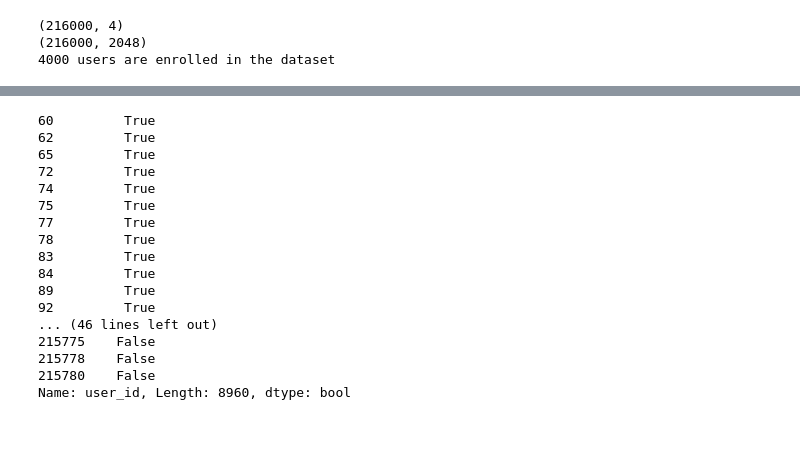
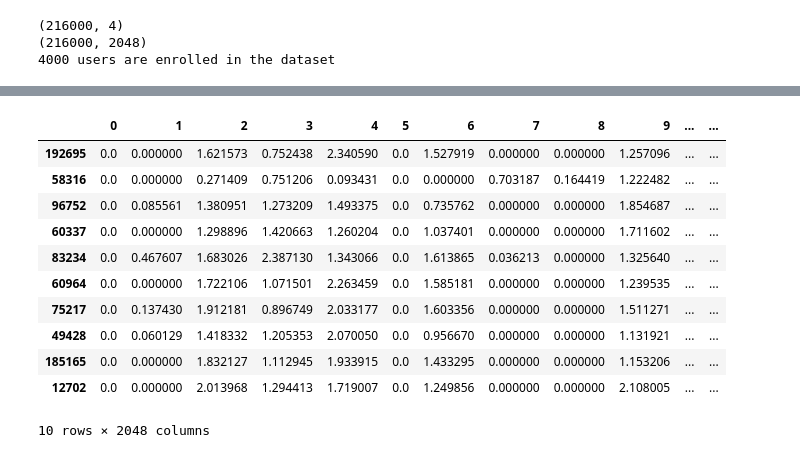
Before and after one commit to gonultasbu/sigver_bmg, a Jupyter notebook: jn_xgb_binary.ipynb, the cells around one changed output, grey strips where cells are left out. Drawn from its saved outputs; the diff is of its cells as text; code cells hidden in the pictures; blank space fills up the shorter version.

```diff
--- a/jn_xgb_binary.ipynb
+++ b/jn_xgb_binary.ipynb
@@ -86,20 +71,15 @@ visual_f.iloc[y_valid_gens.index]
-# %%
-data_f_train_gen_14['user_id']==user_id
-# %% [output]
-60         True
-62         True
-65         True
-72         True
-74         True
-75         True
-77         True
-78         True
-83         True
-84         True
-89         True
-92         True
-... (46 lines left out)
-215775    False
-215778    False
-215780    False
-Name: user_id, Length: 8960, dtype: bool
+# %%
+visual_f.loc[data_f_train_gen_14.loc[choice(data_f_train_gen_14.loc[data_f_train_gen_14['user_id']!=3].index,10)].index]
+# %% [output]
+|  | 0 | 1 | 2 | 3 | 4 | 5 | 6 | 7 | 8 | 9 | ... | ... |
+| 192695 | 0.0 | 0.000000 | 1.621573 | 0.752438 | 2.340590 | 0.0 | 1.527919 | 0.000000 | 0.000000 | 1.257096 | ... | ... |
+| 58316 | 0.0 | 0.000000 | 0.271409 | 0.751206 | 0.093431 | 0.0 | 0.000000 | 0.703187 | 0.164419 | 1.222482 | ... | ... |
+| 96752 | 0.0 | 0.085561 | 1.380951 | 1.273209 | 1.493375 | 0.0 | 0.735762 | 0.000000 | 0.000000 | 1.854687 | ... | ... |
+| 60337 | 0.0 | 0.000000 | 1.298896 | 1.420663 | 1.260204 | 0.0 | 1.037401 | 0.000000 | 0.000000 | 1.711602 | ... | ... |
+| 83234 | 0.0 | 0.467607 | 1.683026 | 2.387130 | 1.343066 | 0.0 | 1.613865 | 0.036213 | 0.000000 | 1.325640 | ... | ... |
+| 60964 | 0.0 | 0.000000 | 1.722106 | 1.071501 | 2.263459 | 0.0 | 1.585181 | 0.000000 | 0.000000 | 1.239535 | ... | ... |
+| 75217 | 0.0 | 0.137430 | 1.912181 | 0.896749 | 2.033177 | 0.0 | 1.603356 | 0.000000 | 0.000000 | 1.511271 | ... | ... |
+| 49428 | 0.0 | 0.060129 | 1.418332 | 1.205353 | 2.070050 | 0.0 | 0.956670 | 0.000000 | 0.000000 | 1.131921 | ... | ... |
+| 185165 | 0.0 | 0.000000 | 1.832127 | 1.112945 | 1.933915 | 0.0 | 1.433295 | 0.000000 | 0.000000 | 1.153206 | ... | ... |
+| 12702 | 0.0 | 0.000000 | 2.013968 | 1.294413 | 1.719007 | 0.0 | 1.249856 | 0.000000 | 0.000000 | 2.108005 | ... | ... |
+10 rows × 2048 columns
```
Also changed, not shown: parts of 17 cells of this notebook, 6 other files.
